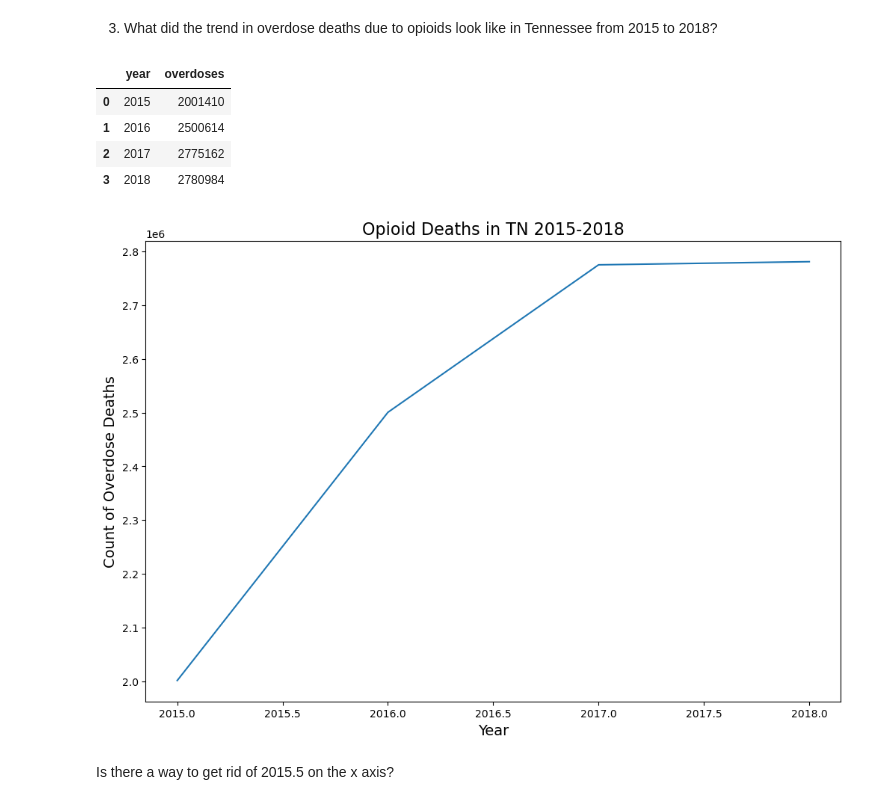
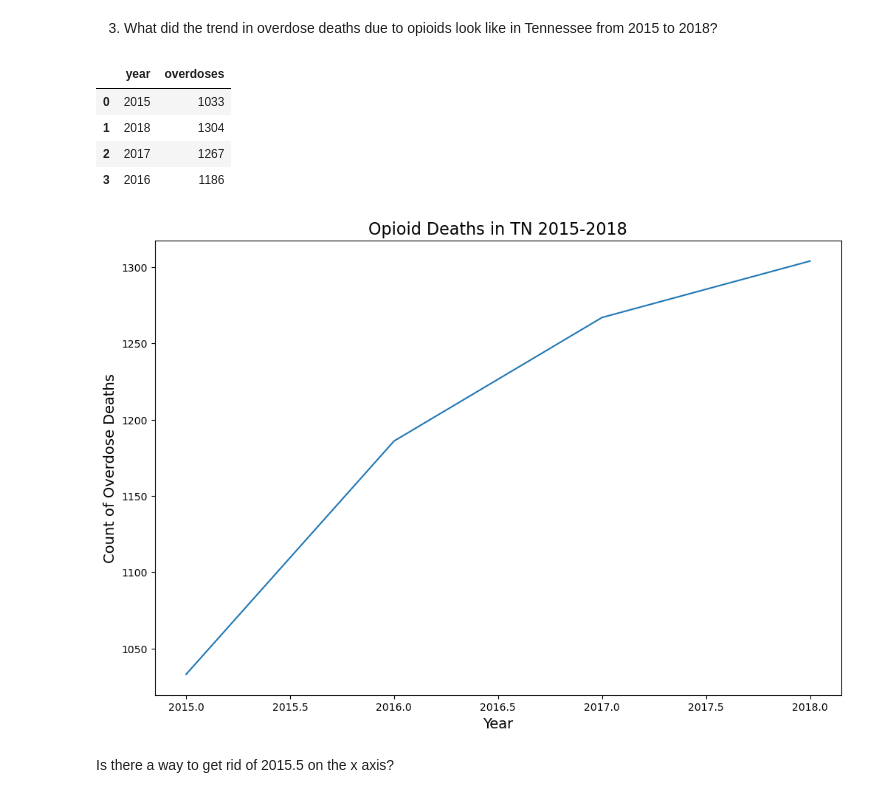
Before and after one commit to NSS-Data-Analytics-Cohort-12/prescribers-python-da12-v2-90-jen, a Jupyter notebook: notebooks/prescribers.ipynb, the cells around one changed output. Saved outputs shown, nothing was run; the diff lists cells and outputs as text; code cells hidden in the pictures.

```diff
--- a/notebooks/prescribers.ipynb
+++ b/notebooks/prescribers.ipynb
@@ -157,19 +148,19 @@ plt.show()
 # %% [markdown]
 3. What did the trend in overdose deaths due to opioids look like in Tennessee from 2015 to 2018?
 # %%
-od_deaths_trend_query = "SELECT overdose_deaths.year as year, sum(overdose_deaths) as overdoses FROM drug JOIN prescription USING(drug_name) JOIN prescriber ON prescription.npi = prescriber.npi JOIN zip_fips ON prescriber.nppes_provider_zip5 = zip_fips.zip JOIN cbsa USING(fipscounty) JOIN fips_county USING(fipscounty) JOIN overdose_deaths ON fips_county.fipscounty::INTEGER = overdose_deaths.fipscounty WHERE drug.opioid_drug_flag = 'Y' AND prescriber.nppes_provider_state = 'TN' GROUP BY year"
+od_deaths_trend_query = "SELECT year, sum(overdose_deaths) as overdoses FROM overdose_deaths JOIN fips_county ON fips_county.fipscounty::INTEGER = overdose_deaths.fipscounty WHERE fips_county.state = 'TN' GROUP BY year"
 
 
 with engine.connect() as connection:
     od_deaths_trend_df = pd.read_sql(text(od_deaths_trend_query), con = connection)
 
 od_deaths_trend_df.head()
 # %% [output]
 |  | year | overdoses |
-| 0 | 2015 | 2001410 |
-| 1 | 2016 | 2500614 |
-| 2 | 2017 | 2775162 |
-| 3 | 2018 | 2780984 |
+| 0 | 2015 | 1033 |
+| 1 | 2018 | 1304 |
+| 2 | 2017 | 1267 |
+| 3 | 2016 | 1186 |
 # %%
 # Plotting the data using seaborn's barplot
 plt.figure(figsize=(12, 8))
@@ -183,7 +174,7 @@ plt.ylabel('Count of Overdose Deaths', fontsize=14)
 # Show the plot
 plt.show()
 # %% [output]
-[figure, old version]
+[figure, new version]
 # %% [markdown]
 Is there a way to get rid of 2015.5 on the x axis?
 # %% [markdown]
```
Also changed, not shown: parts of 14 cells of this notebook.
